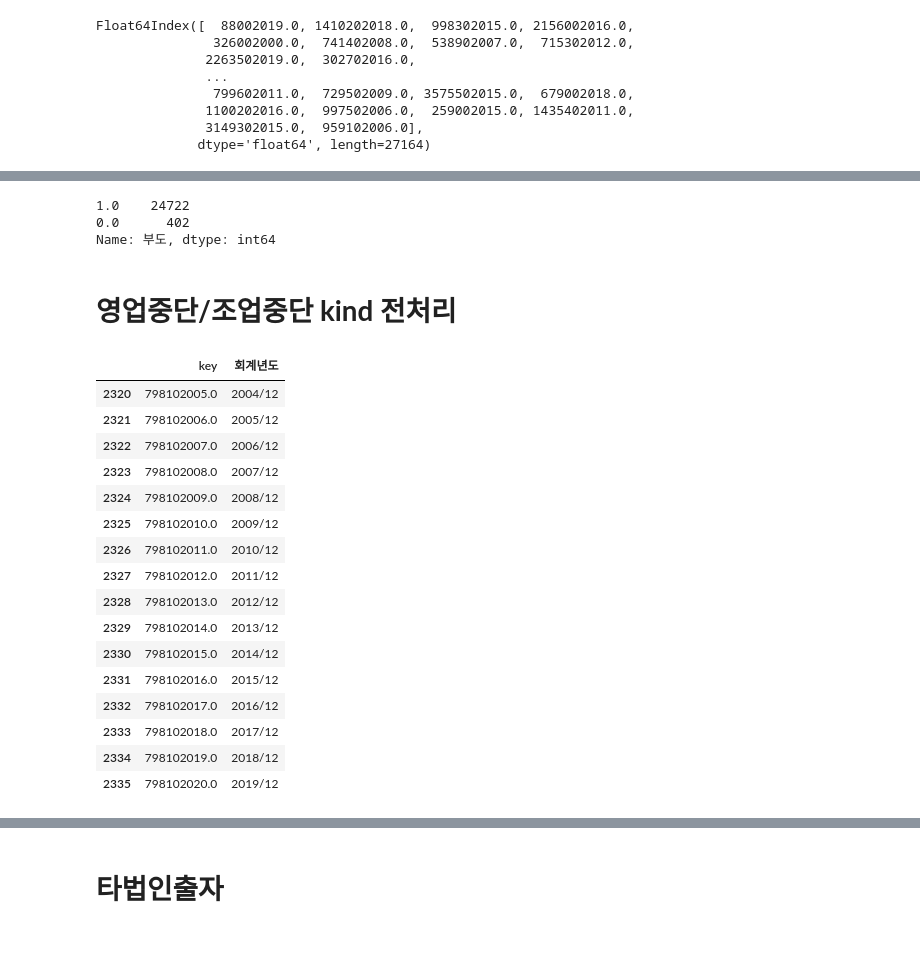
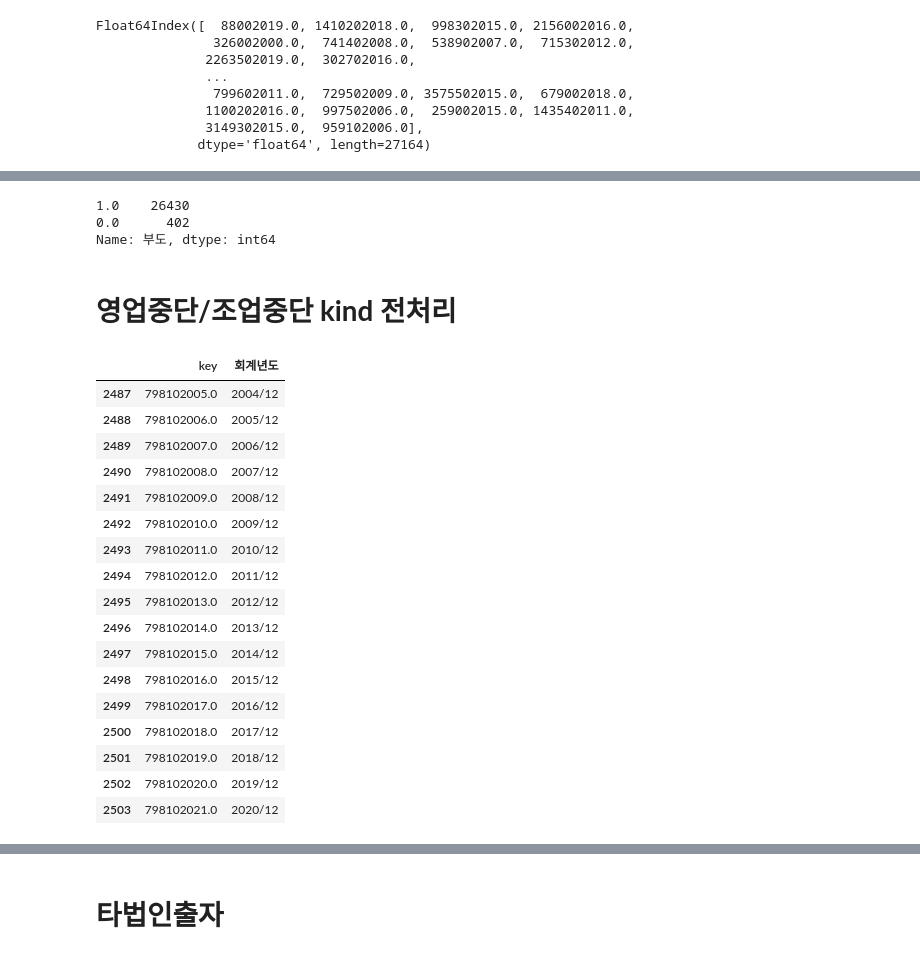
Before and after one commit to JxxHxxx/Ubion-CorporateBankruptcyAnalysis, a Jupyter notebook: Code/JH/code/preprocessing/prepr_bankruptct_7.ipynb, the cells around one changed output, grey strips where cells are left out. Saved outputs shown, nothing was run; the diff lists cells and outputs as text; code cells hidden in the pictures.

```diff
--- a/Code/JH/code/preprocessing/prepr_bankruptct_7.ipynb
+++ b/Code/JH/code/preprocessing/prepr_bankruptct_7.ipynb
@@ -175,6 +176,8 @@ Float64Index([  88002019.0, 1410202018.0,  998302015.0, 2156002016.0,
 # %%
 subset_ = pd.DataFrame({'key': bond.index, '신종채권': bond.values})
 # %%
-dataset = dataset.merge(subset_[['key','신종채권']], how = 'outer', on = 'key')
+dataset_ = dataset_.merge(subset_[['key','신종채권']], how = 'outer', on = 'key')
 # %%
-dataset.loc[((dataset['부도'] == 0) & (dataset['신종채권'] != 0)),'신종채권'] = 0
+dataset_.loc[((dataset_['부도'] == 0) & (dataset_['신종채권'] != 0)),'신종채권'] = 0
+# %%
+dataset_['신종채권'] = dataset_['신종채권'].fillna(0)
@@ -181,9 +204,9 @@ dataset.loc[((dataset['부도'] == 0) & (dataset['신종채권'] != 0)),'신종
 # %%
-dataset.dropna(axis=0, inplace=True)
+dataset_.dropna(axis=0, inplace=True)
 # %%
-dataset['부도'].value_counts()
+dataset_['부도'].value_counts()
 # %% [output]
-1.0    24722
+1.0    26430
 0.0      402
 Name: 부도, dtype: int64
 # %%
@@ -191,25 +214,26 @@ dataset.to_csv(r'C:\Users\JH\Desktop\Final\Ubion-CorporateBankruptcyAnalysis\Dat
 # %% [markdown]
 # **영업중단/조업중단 kind 전처리**
 # %%
-dataset.loc[dataset['거래소코드'] == 79810, ['key','회계년도']]
+dataset_.loc[dataset_['거래소코드'] == 79810, ['key','회계년도']]
 # %% [output]
 |  | key | 회계년도 |
-| 2320 | 798102005.0 | 2004/12 |
-| 2321 | 798102006.0 | 2005/12 |
-| 2322 | 798102007.0 | 2006/12 |
-| 2323 | 798102008.0 | 2007/12 |
-| 2324 | 798102009.0 | 2008/12 |
-| 2325 | 798102010.0 | 2009/12 |
-| 2326 | 798102011.0 | 2010/12 |
-| 2327 | 798102012.0 | 2011/12 |
-| 2328 | 798102013.0 | 2012/12 |
-| 2329 | 798102014.0 | 2013/12 |
-| 2330 | 798102015.0 | 2014/12 |
-| 2331 | 798102016.0 | 2015/12 |
-| 2332 | 798102017.0 | 2016/12 |
-| 2333 | 798102018.0 | 2017/12 |
-| 2334 | 798102019.0 | 2018/12 |
-| 2335 | 798102020.0 | 2019/12 |
+| 2487 | 798102005.0 | 2004/12 |
+| 2488 | 798102006.0 | 2005/12 |
+| 2489 | 798102007.0 | 2006/12 |
+| 2490 | 798102008.0 | 2007/12 |
+| 2491 | 798102009.0 | 2008/12 |
+| 2492 | 798102010.0 | 2009/12 |
+| 2493 | 798102011.0 | 2010/12 |
+| 2494 | 798102012.0 | 2011/12 |
+| 2495 | 798102013.0 | 2012/12 |
+| 2496 | 798102014.0 | 2013/12 |
+| 2497 | 798102015.0 | 2014/12 |
+| 2498 | 798102016.0 | 2015/12 |
+| 2499 | 798102017.0 | 2016/12 |
+| 2500 | 798102018.0 | 2017/12 |
+| 2501 | 798102019.0 | 2018/12 |
+| 2502 | 798102020.0 | 2019/12 |
+| 2503 | 798102021.0 | 2020/12 |
 # %%
 subset2['key'] = (subset2['거래소코드'] + subset2.공시발생일.str[0:4]).astype(float)
 # %%
```
Also changed, not shown: parts of 15 cells of this notebook, 1 other file.
